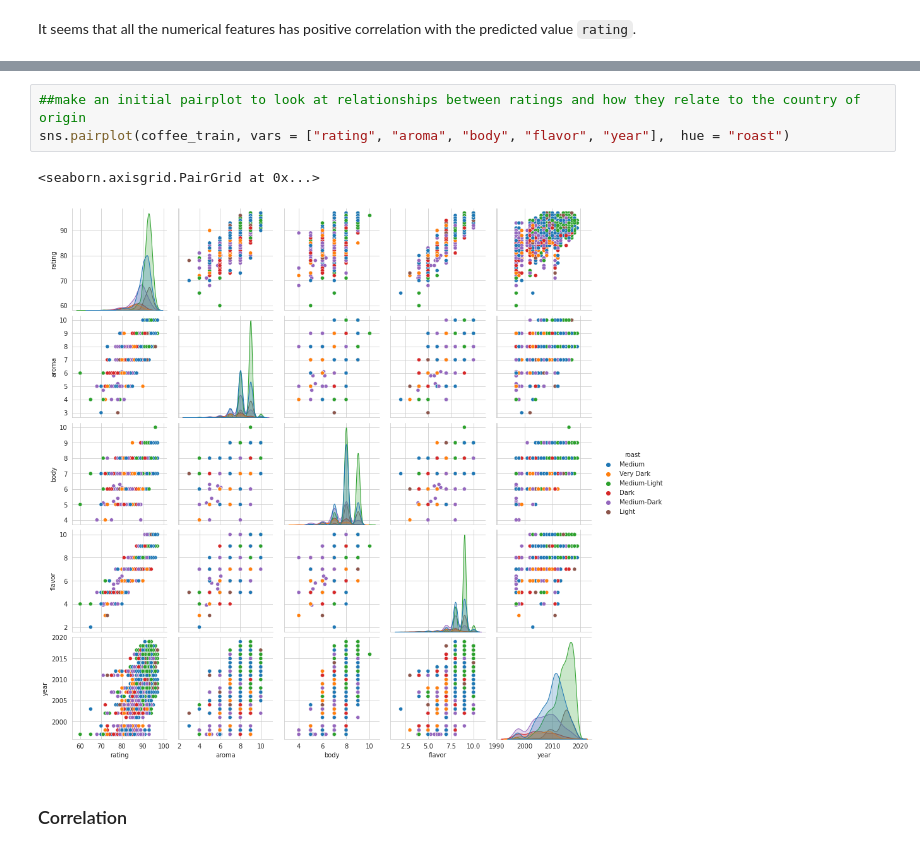
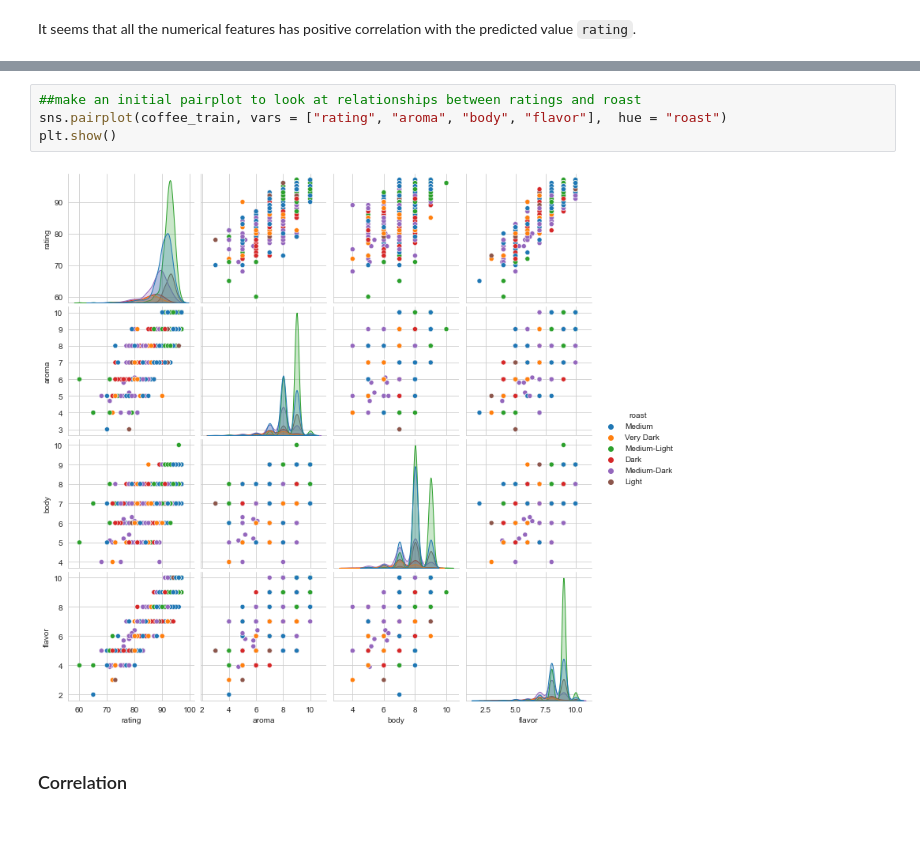
Before and after one commit to madisonc27/Team-Dragonfly, a Jupyter notebook: Trial 2/EDA/EDA.ipynb, the cells around one changed output, grey strips where cells are left out. Drawn from its saved outputs; the diff is of its cells as text.

Commit message:
making trial 2 EDA images for README

```diff
--- a/Trial 2/EDA/EDA.ipynb
+++ b/Trial 2/EDA/EDA.ipynb
@@ -61,9 +62,9 @@ sns.pairplot(coffee_train, vars = ["rating", "aroma", "body", "flavor", "year"],
 # %%
-##make an initial pairplot to look at relationships between ratings and how they relate to the country of origin
-sns.pairplot(coffee_train, vars = ["rating", "aroma", "body", "flavor", "year"],  hue = "roast")
+##make an initial pairplot to look at relationships between ratings and roast
+sns.pairplot(coffee_train, vars = ["rating", "aroma", "body", "flavor"],  hue = "roast")
+plt.show()
 # %% [output]
-<seaborn.axisgrid.PairGrid at 0x...>
-[figure, old version]
+[figure, new version]
 # %% [markdown]
 ### Correlation
 # %% [markdown]
```
Also changed, not shown: parts of 7 cells of this notebook, 3 other files.
